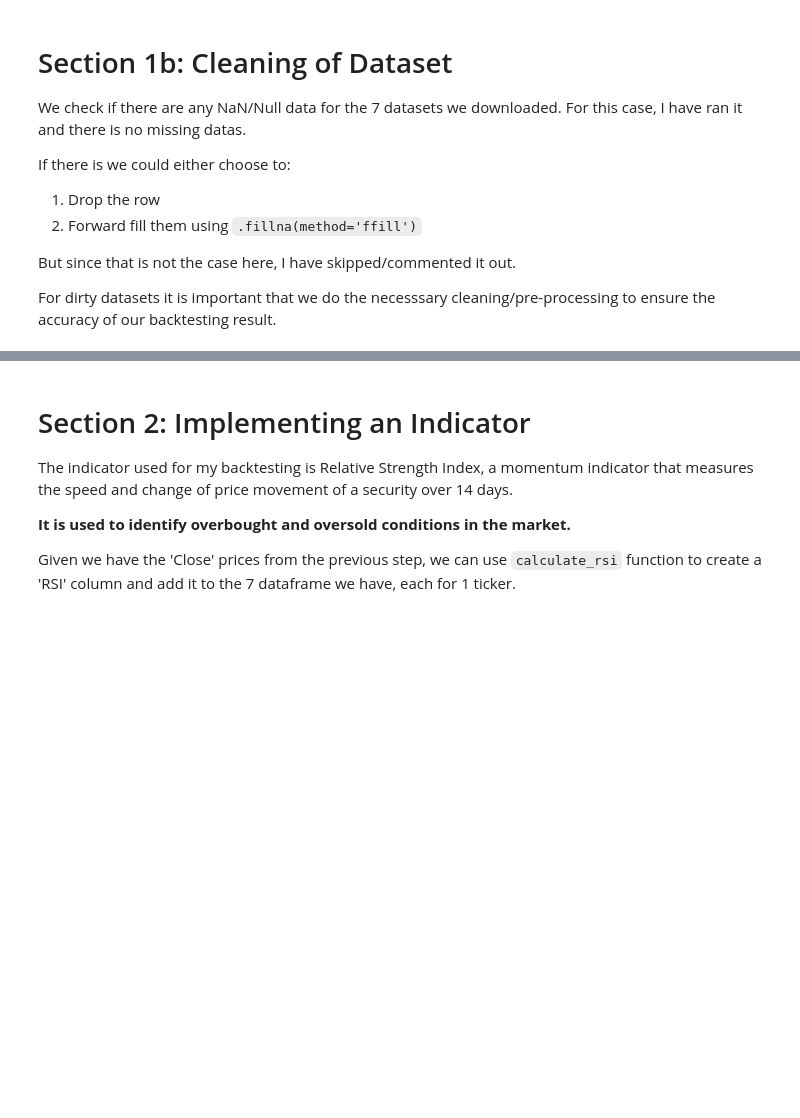
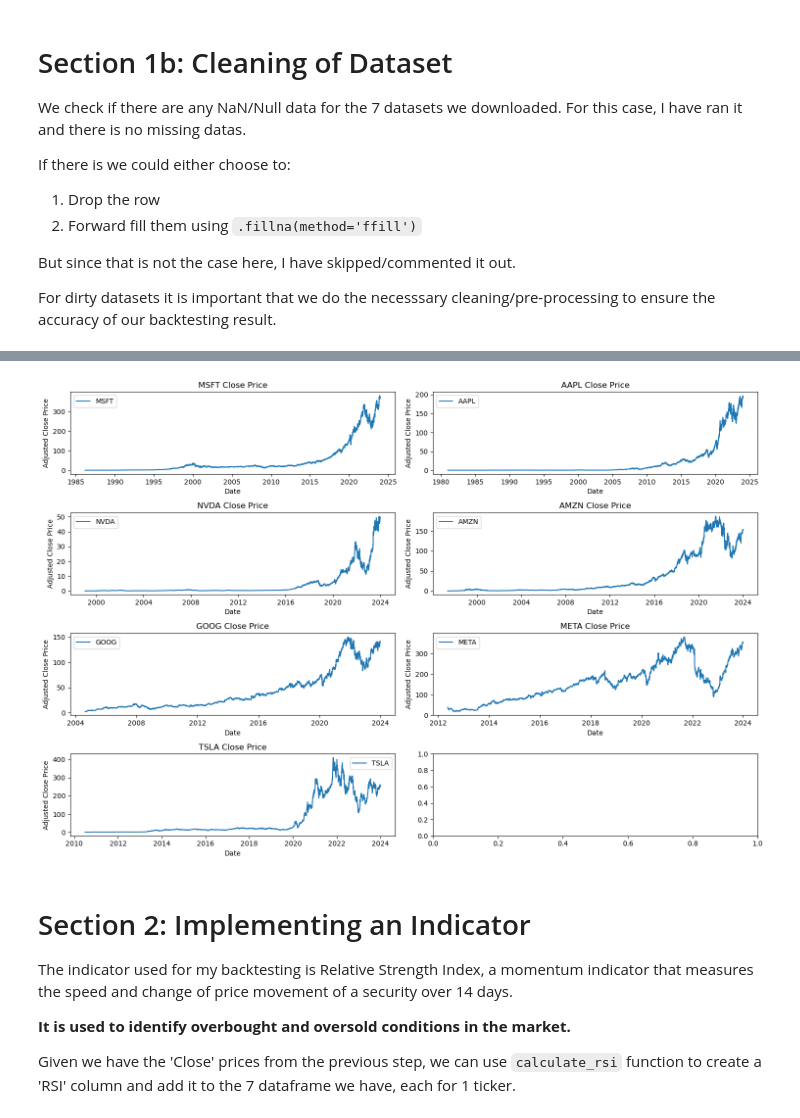
Before and after one commit to WillySeahh/mag7Backtest, a Jupyter notebook: mag7Backtest.ipynb, the cells around one changed output, grey strips where cells are left out. Cells and saved outputs as stored; diff of their text form; code cells hidden in the pictures; blank space fills up the shorter version.

Commit message:
added more graph

```diff
--- a/mag7Backtest.ipynb
+++ b/mag7Backtest.ipynb
@@ -56,3 +63,25 @@ For dirty datasets it is important that we do the necesssary cleaning/pre-proces
+# %%
+# Create a figure with 2 rows and 4 columns of subplots
+fig, axes = plt.subplots(4, 2, figsize=(15, 10))
+
+# Flatten the axes array for easier indexing
+axes = axes.flatten()
+
+# Plot time series for each stock with close prices
+for i, ticker in enumerate(tickers):
+    axes[i].plot(stock_data[ticker]['Close'], label=ticker)
+    axes[i].set_title(f"{ticker} Close Price")
+    axes[i].set_xlabel('Date')
+    axes[i].set_ylabel('Adjusted Close Price')
+    axes[i].legend()
+
+# Adjust layout to avoid overlapping labels
+plt.tight_layout()
+
+# Show the plot
+plt.show()
+# %% [output]
+[figure, added]
 # %% [markdown]
 # Section 2: Implementing an Indicator
 The indicator used for my backtesting is Relative Strength Index, a momentum indicator that measures the speed and change of price movement of a security over 14 days.
```
Also changed, not shown: parts of 2 cells of this notebook.
